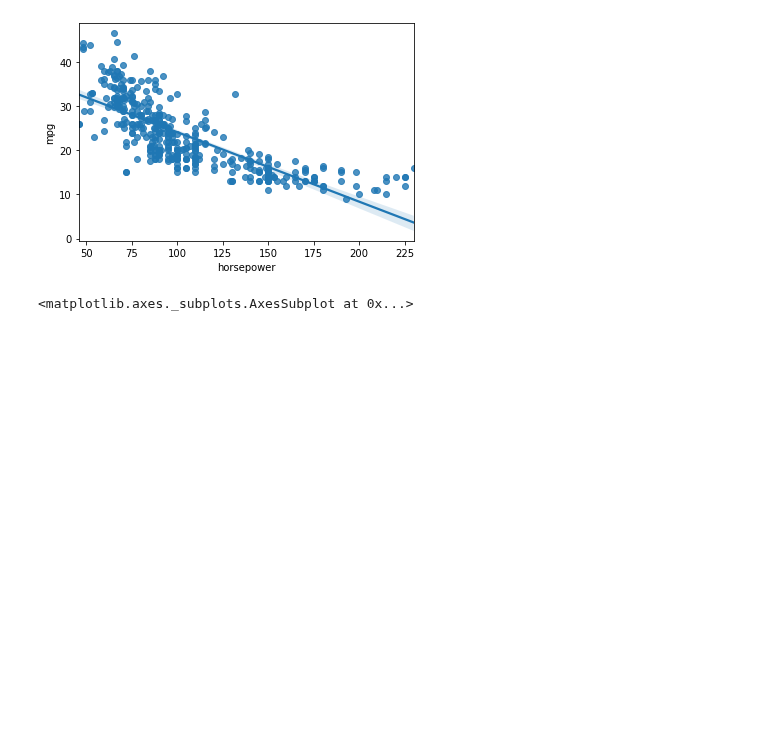
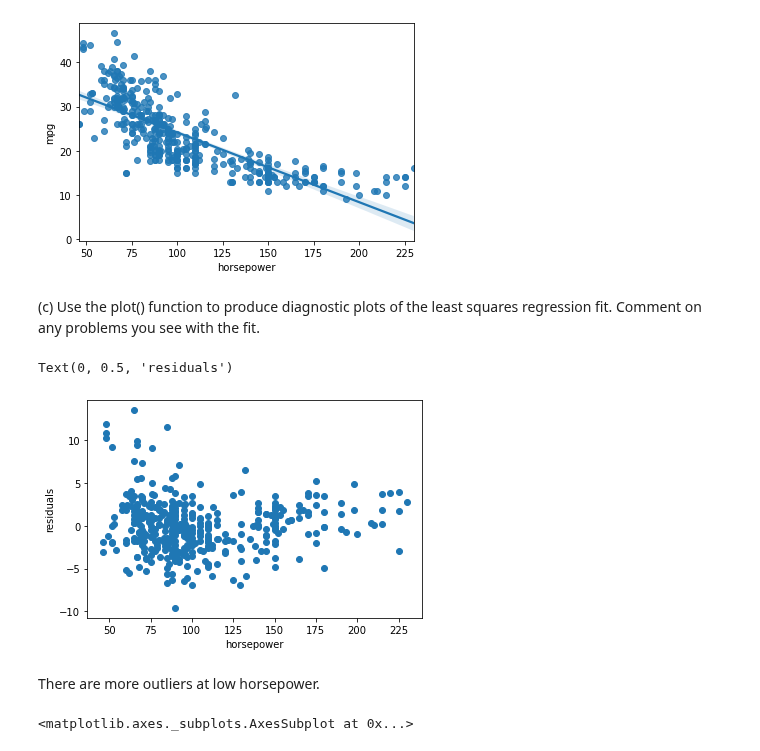
Before and after one commit to kuzn137/Statistical_problems, a Jupyter notebook: Ch3&4&6&7Py.ipynb, the cells around one changed output. Saved outputs shown, nothing was run; the diff lists cells and outputs as text; code cells hidden in the pictures; blank space fills up the shorter version.

```diff
--- a/Ch3&4&6&7Py.ipynb
+++ b/Ch3&4&6&7Py.ipynb
@@ -78,6 +83,19 @@ sns.regplot(x='horsepower', y='mpg', data=df)
 # %% [output]
 <matplotlib.axes._subplots.AxesSubplot at 0x...>
 [figure]
+# %% [markdown]
+(c) Use the plot() function to produce diagnostic plots of the least
+squares regression fit. Comment on any problems you see with
+the fit.
+# %%
+plt.scatter(df['horsepower'], r.resid)
+plt.xlabel("horsepower")
+plt.ylabel("residuals")
+# %% [output]
+Text(0, 0.5, 'residuals')
+[figure, added]
+# %% [markdown]
+There are more outliers at low horsepower.
 # %%
 col=df.select_dtypes(['float', 'int', 'int64']).columns
 corr = df[col].corr()
```
Also changed, not shown: parts of 7 cells of this notebook.
